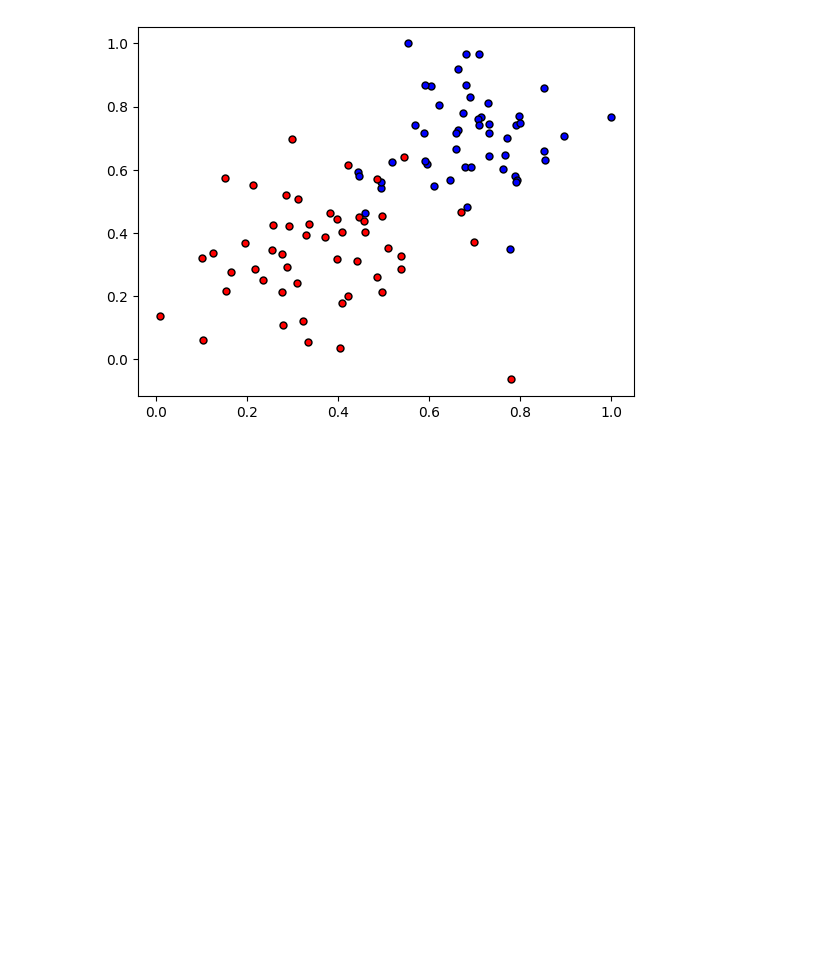
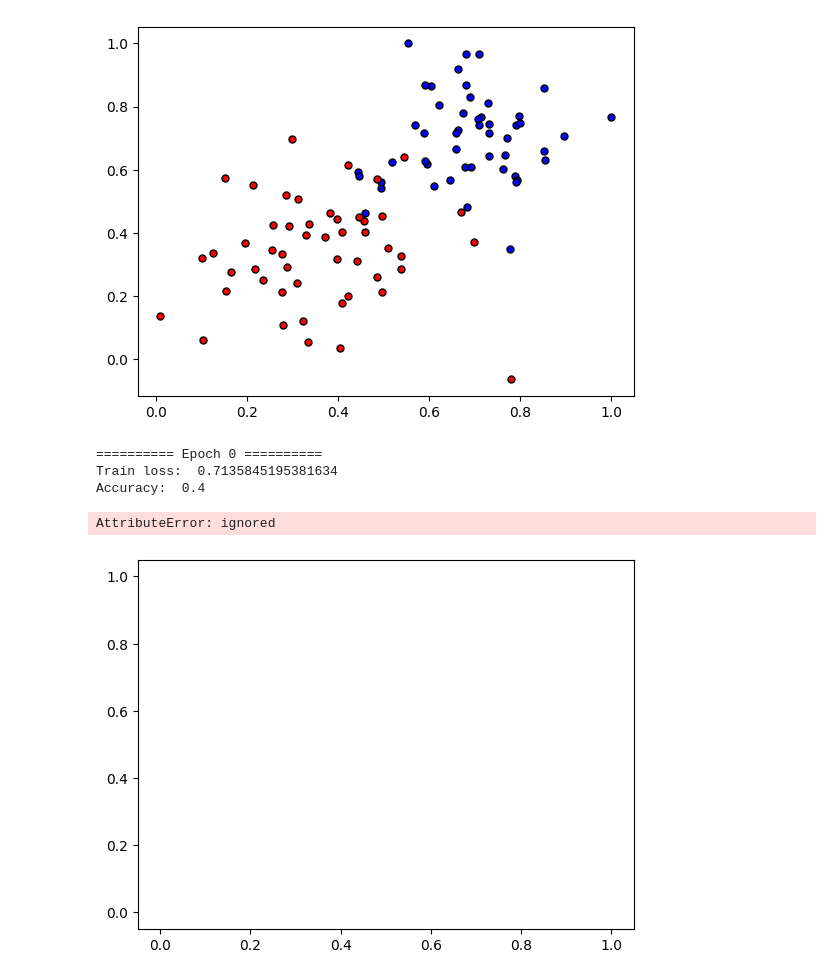
Before and after one commit to ranaamr22/ML-and-Deep-Learning, a Jupyter notebook: Gradient_Descent.ipynb, the cells around one changed output. Cells and saved outputs as stored; diff of their text form; code cells hidden in the pictures; blank space fills up the shorter version.

```diff
--- a/Gradient_Descent.ipynb
+++ b/Gradient_Descent.ipynb
@@ -24,3 +24,18 @@ plot_points(X,y)
 plt.show()
 # %% [output]
 [figure]
+# %%
+def sigmoid(x):
+    return 1/(1+np.exp(-x))
+
+def output_formula(features,weights,bias):
+    return sigmoid(np.dot(features,weights)+bias)
+
+def error_formula(y, output):
+    return -(y*np.log(output))-((1-y)*np.log(1-output))
+
+def update_weights(x, y, weights, bias, learnrate):
+    d_error=y-output_formula(x,weights,bias)
+    weights += learnrate*d_error*x
+    bias +=learnrate*d_error
+    return weights,bias
@@ -26,0 +94,8 @@ plt.show()
+# %%
+train(X,y,epochs,learnrate,True)
+# %% [output]
+========== Epoch 0 ==========
+Train loss:  0.7135845195381634
+Accuracy:  0.4
+AttributeError: ignored
+[figure, added]
```
Also changed, not shown: parts of 1 cell of this notebook.
